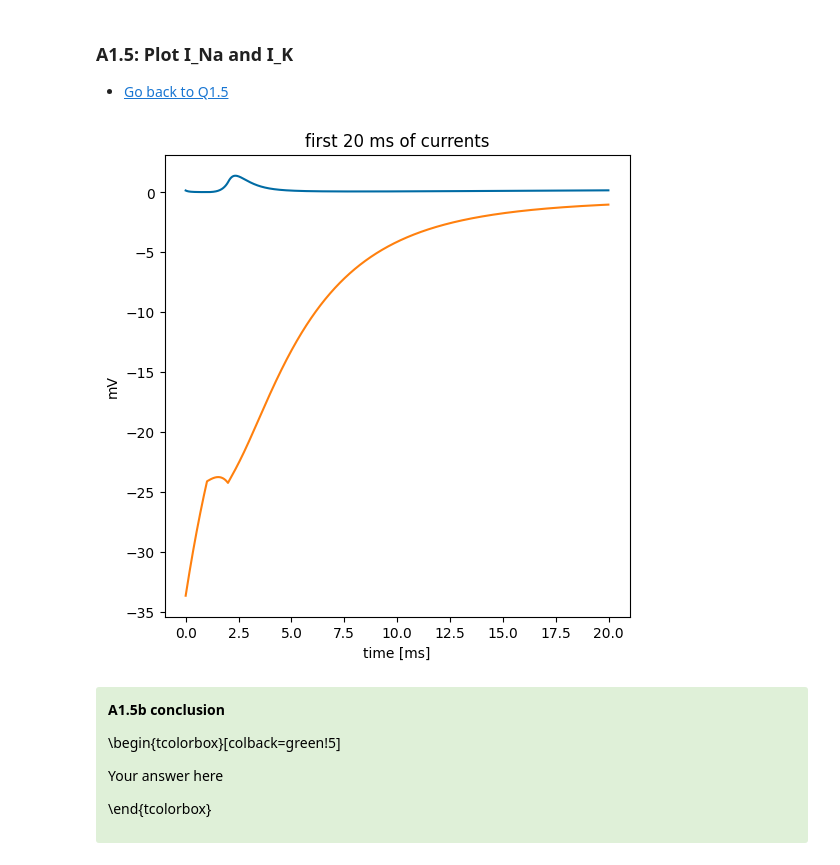
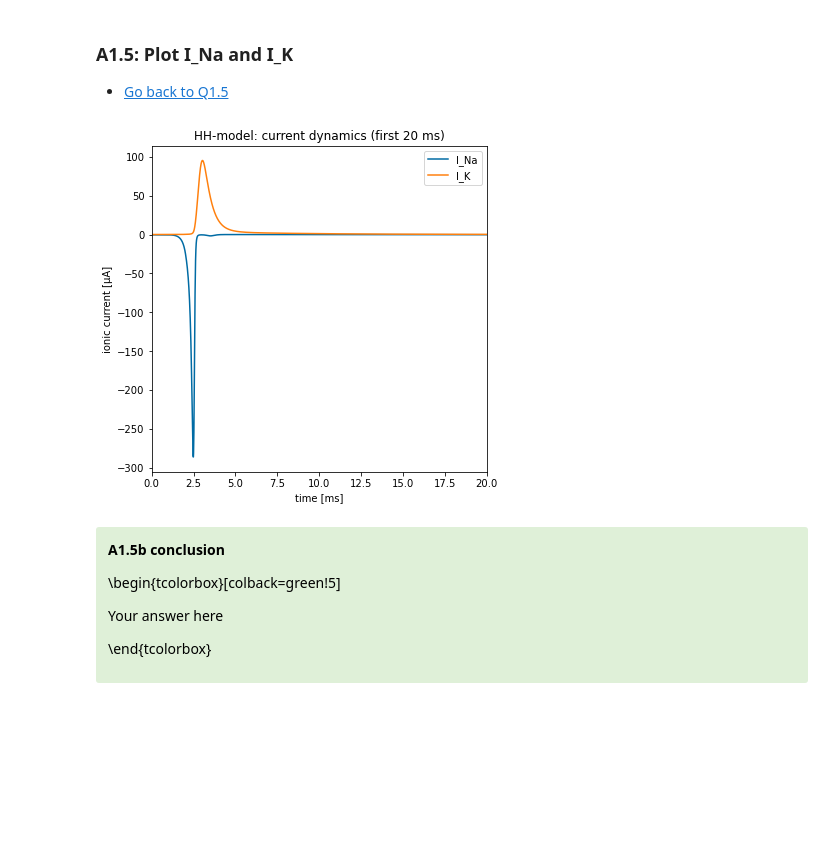
Before and after one commit to RobbeDeMuynck/CN_practicals, a Jupyter notebook: Module 1/Module1_Ex1_XX.ipynb, the cells around one changed output. Drawn from its saved outputs; the diff is of its cells as text; code cells hidden in the pictures; blank space fills up the shorter version.

```diff
--- a/Module 1/Module1_Ex1_XX.ipynb
+++ b/Module 1/Module1_Ex1_XX.ipynb
@@ -415,4 +485,7 @@ plt.show()
 #######################################
 ##   A1.2b insert input in HH_model   ##
 #######################################
-V,m,h,n,t = HH_model(T, I_input, dt)
+T, dt, I = 100, 0.01, 20
+t, I_input = I_step(T, dt, I)
+
+V, m, h, n, t, I_Na, I_K, I_L, gating_params = HH_model_updated(T, I_input, dt)
@@ -503,26 +586,23 @@ Your answer here
 # %%
 # A1.5a Plot your graph here
 
 ############################
 ##   A1.5a plot   ##
 ############################
-g_Na_0 = 40 # mS/cm²
-E_Na = 55   # mV
-g_K_0 = 35
-E_K = -77
-
-I_Na = g_Na_0*m**3*h*(E_Na-(V+65))
-I_K = g_K_0*n**4*(E_K-(V+65))
 
 fig, ax = plt.subplots(1,1, figsize=(6,6))
-ax.plot(t[0:int(20/dt)], I_Na[0:int(20/dt)])
-ax.plot(t[0:int(20/dt)], I_K[0:int(20/dt)])
-ax.set_title('first 20 ms of currents')
+
+ax.plot(t, I_Na, label='I_Na')
+ax.plot(t, I_K, label='I_K')
+
+ax.set_title('HH-model: current dynamics (first 20 ms)')
 ax.set_xlabel('time [ms]')
-ax.set_ylabel('mV')
+ax.set_ylabel('ionic current [µA]')
+ax.legend()
+ax.set_xlim([0, 20])
 plt.show()
 # %% [output]
-[figure, old version]
+[figure, new version]
 # %%
 # A1.5b Enter your interpretation and conclusion
 
```
Also changed, not shown: parts of 12 cells of this notebook.
